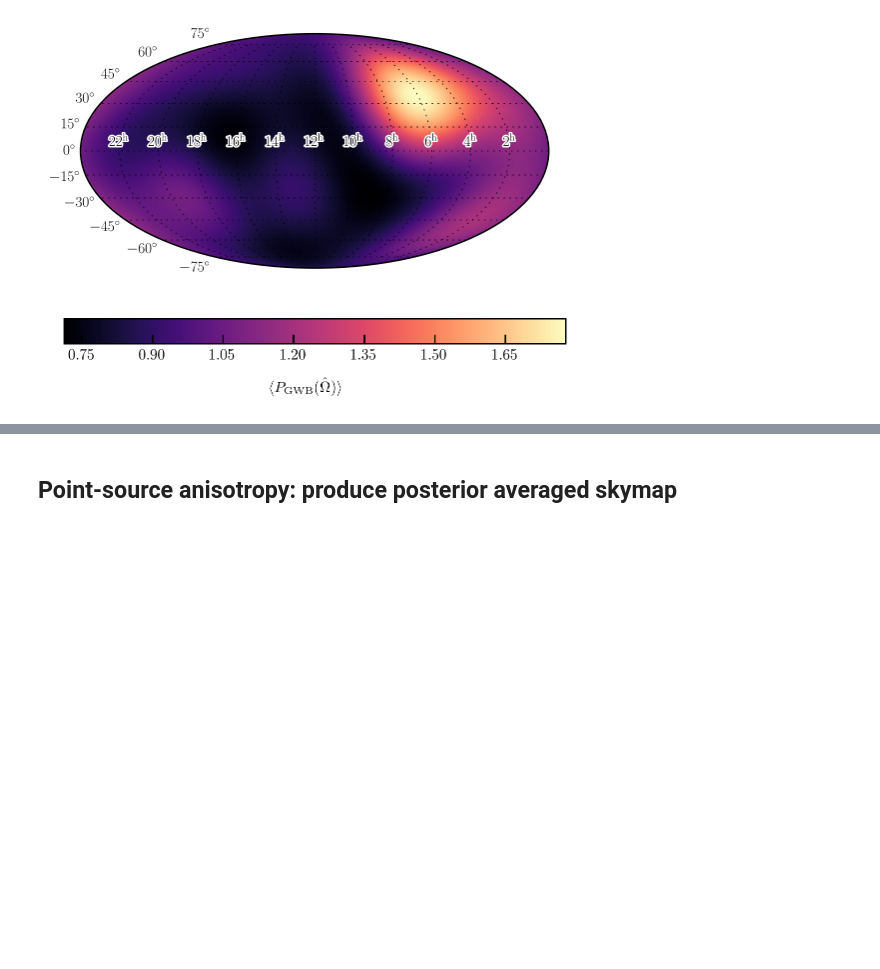
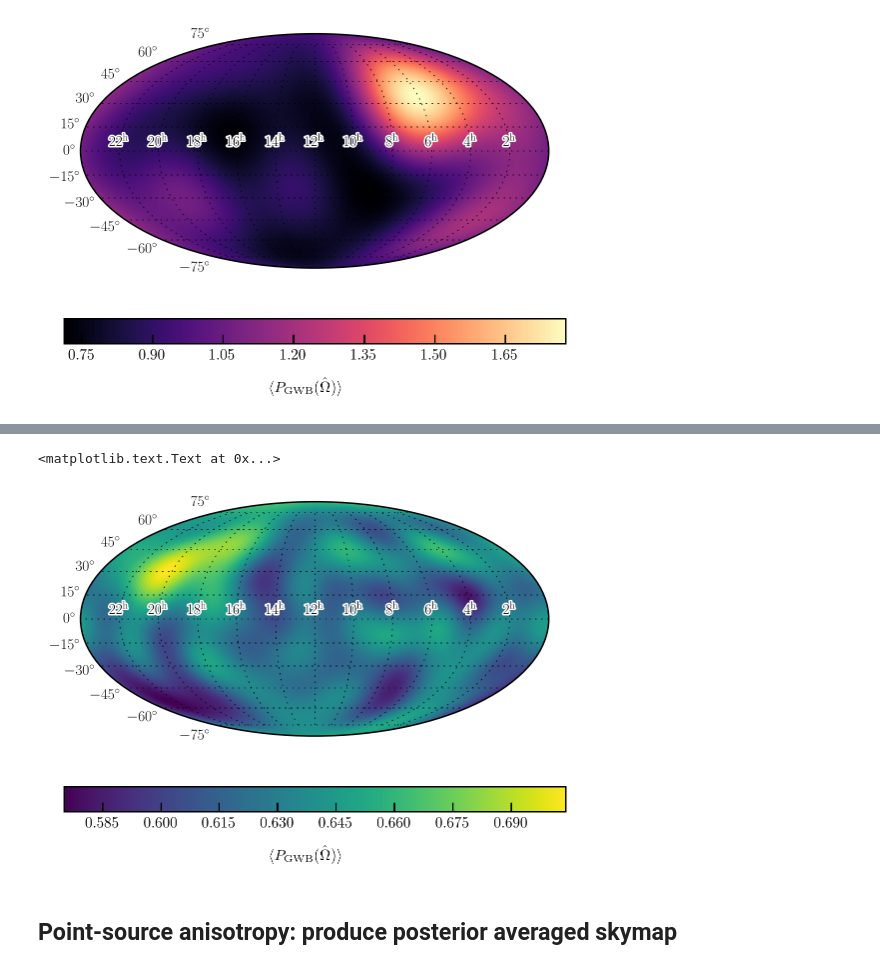
Before and after one commit to stevertaylor/NX01, a Jupyter notebook: process-anisotropy-maps.ipynb, the cells around one changed output, grey strips where cells are left out. Saved outputs shown, nothing was run; the diff lists cells and outputs as text; code cells hidden in the pictures; blank space fills up the shorter version.

```diff
--- a/process-anisotropy-maps.ipynb
+++ b/process-anisotropy-maps.ipynb
@@ -192,0 +202,2 @@ plt.title('Constant likelihood (with phys. prior)')
+# %%
+testchain = nano_priorchain[50000:,:]
@@ -192,0 +219,4 @@ plt.title('Constant likelihood (with phys. prior)')
+# %%
+hchain = np.array(hchain)
+# %%
+h_std = np.std(hchain,axis=0)
@@ -193,3 +231,13 @@ plt.title('Constant likelihood (with phys. prior)')
+# %%
+ax = plt.subplot(111, projection='astro mollweide')
+ax.grid()
+plot.outline_text(ax)
+plot.healpix_heatmap(h_std,cmap=newcmaps.viridis)
+plt.colorbar(orientation='horizontal')
+plt.suptitle(r'$\langle P_{\mathrm{GWB}}(\hat\Omega)\rangle$', y=0.1)
+# %% [output]
+<matplotlib.text.Text at 0x...>
+[figure, added]
 # %% [markdown]
 ## Point-source anisotropy: produce posterior averaged skymap
 # %%
```
Also changed, not shown: parts of 8 cells of this notebook, 2 other files.
